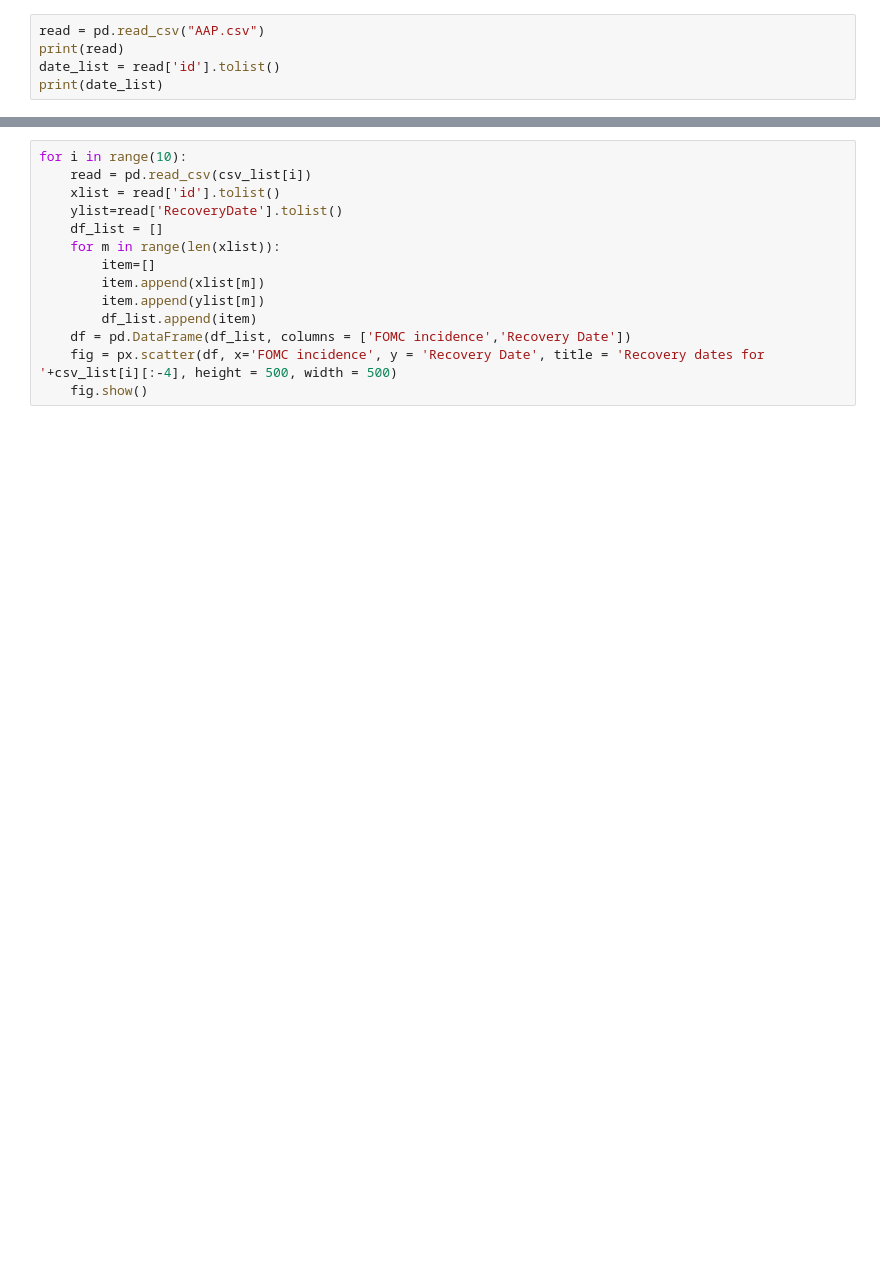
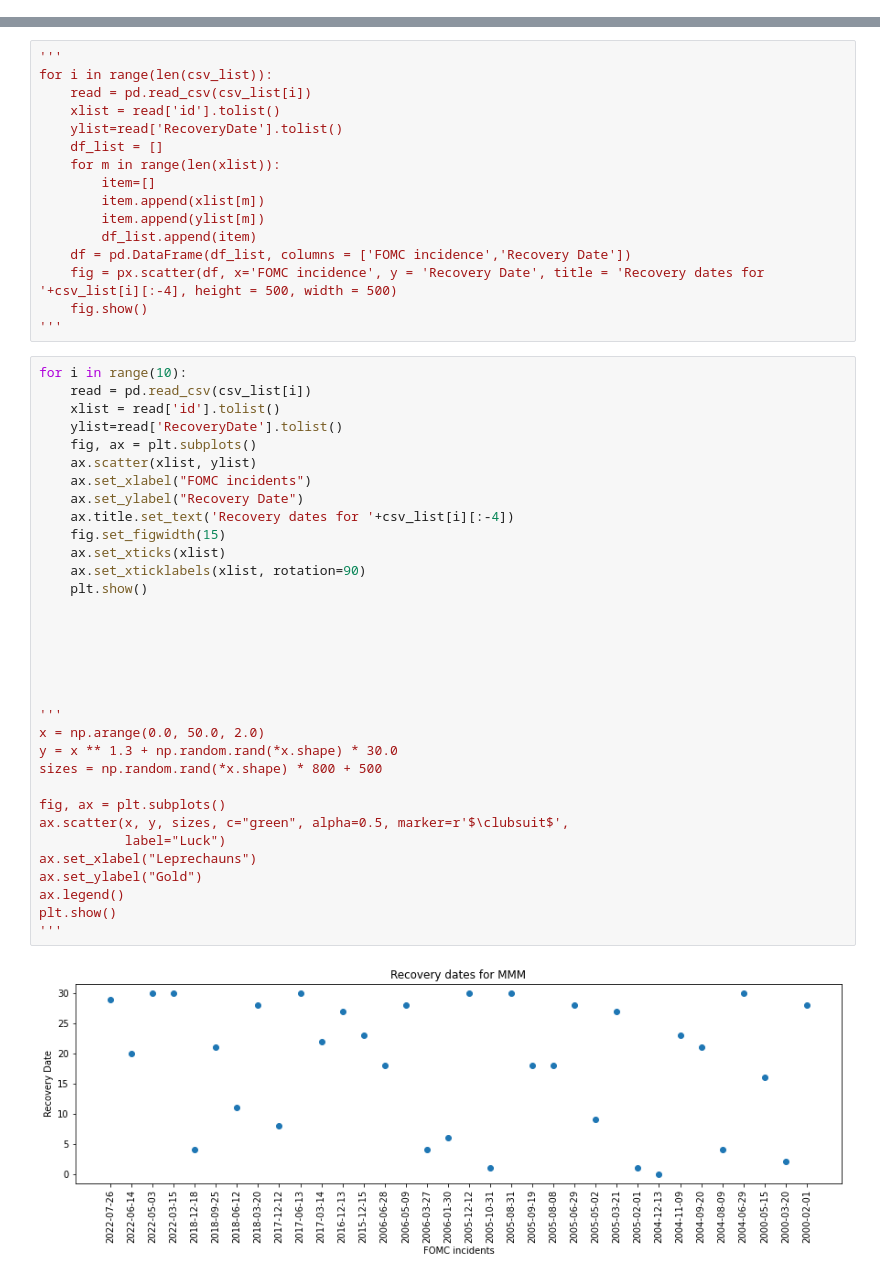
Before and after one commit to LemoNade2000/KRISSSemesterLongProject, a Jupyter notebook: Data/TransformedData/DotPlots.ipynb, the cells around one changed output, grey strips where cells are left out. Saved outputs shown, nothing was run; the diff lists cells and outputs as text; blank space fills up the shorter version.

```diff
--- a/Data/TransformedData/DotPlots.ipynb
+++ b/Data/TransformedData/DotPlots.ipynb
@@ -13,5 +11,0 @@ print(len(csv_list))
-# %%
-read = pd.read_csv("AAP.csv")
-print(read)
-date_list = read['id'].tolist()
-print(date_list)
@@ -36,5 +12,6 @@ print(date_list)
 # %%
-for i in range(10):
+'''
+for i in range(len(csv_list)):
     read = pd.read_csv(csv_list[i])
     xlist = read['id'].tolist()
     ylist=read['RecoveryDate'].tolist()
@@ -47,3 +24,39 @@ for i in range(10):
     df = pd.DataFrame(df_list, columns = ['FOMC incidence','Recovery Date'])
     fig = px.scatter(df, x='FOMC incidence', y = 'Recovery Date', title = 'Recovery dates for '+csv_list[i][:-4], height = 500, width = 500)
     fig.show()
+'''
+# %%
+for i in range(10):
+    read = pd.read_csv(csv_list[i])
+    xlist = read['id'].tolist()
+    ylist=read['RecoveryDate'].tolist()
+    fig, ax = plt.subplots()
+    ax.scatter(xlist, ylist)
+    ax.set_xlabel("FOMC incidents")
+    ax.set_ylabel("Recovery Date")
+    ax.title.set_text('Recovery dates for '+csv_list[i][:-4])
+    fig.set_figwidth(15)
+    ax.set_xticks(xlist)
+    ax.set_xticklabels(xlist, rotation=90)
+    plt.show()
+
+
+
+
+
+
+'''
+x = np.arange(0.0, 50.0, 2.0)
+y = x ** 1.3 + np.random.rand(*x.shape) * 30.0
+sizes = np.random.rand(*x.shape) * 800 + 500
+
+fig, ax = plt.subplots()
+ax.scatter(x, y, sizes, c="green", alpha=0.5, marker=r'$\clubsuit$',
+           label="Luck")
+ax.set_xlabel("Leprechauns")
+ax.set_ylabel("Gold")
+ax.legend()
+plt.show()
+'''
+# %% [output]
+[figure, added]
```
Also changed, not shown: parts of 4 cells of this notebook.
